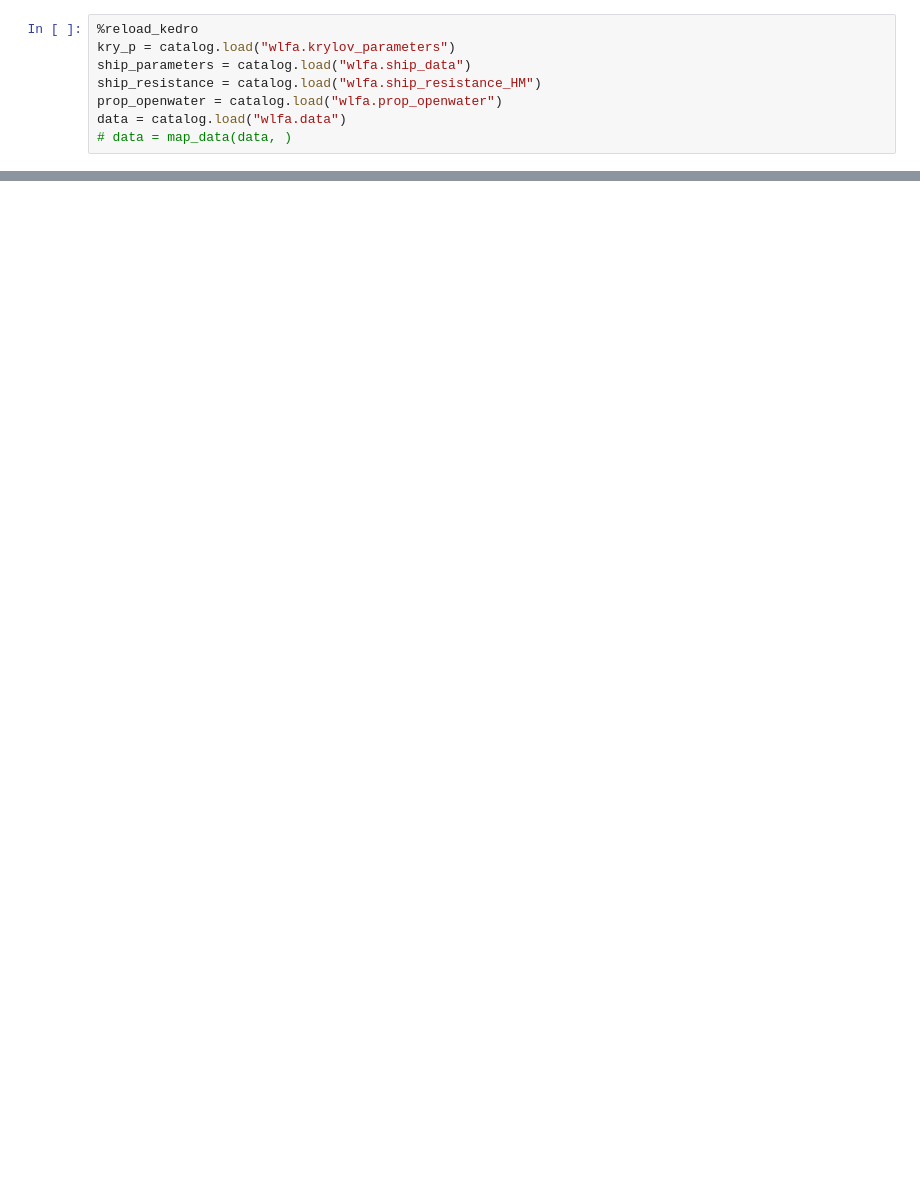
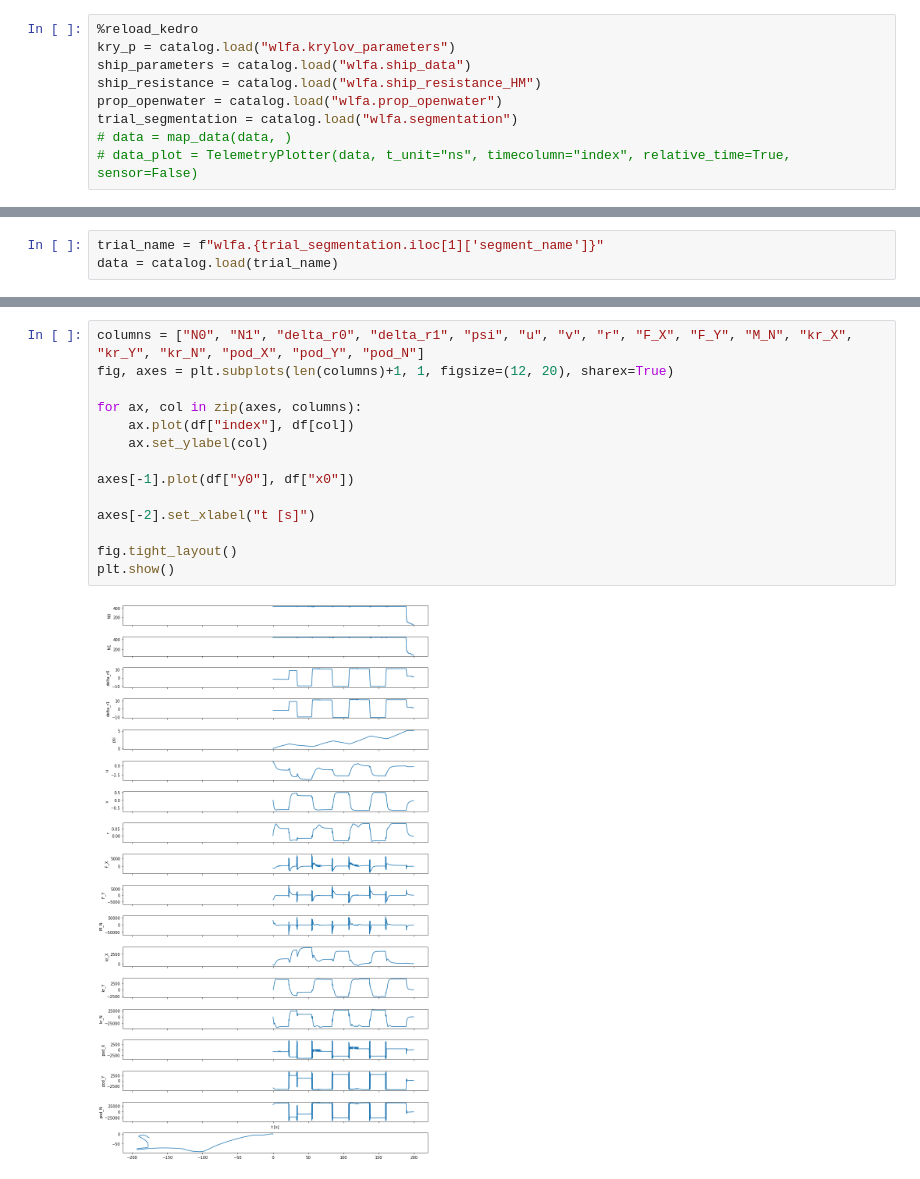
Before and after one commit to jellepaulsen/System-identification-of-Vessel-Manoeuvring-Models, a Jupyter notebook: notebooks/J_10.01_simulate.ipynb, the cells around one changed output, grey strips where cells are left out. Drawn from its saved outputs; the diff is of its cells as text; blank space fills up the shorter version.

```diff
--- a/notebooks/J_10.01_simulate.ipynb
+++ b/notebooks/J_10.01_simulate.ipynb
@@ -30,6 +32,7 @@ kry_p = catalog.load("wlfa.krylov_parameters")
 ship_parameters = catalog.load("wlfa.ship_data")
 ship_resistance = catalog.load("wlfa.ship_resistance_HM")
 prop_openwater = catalog.load("wlfa.prop_openwater")
-data = catalog.load("wlfa.data")
+trial_segmentation = catalog.load("wlfa.segmentation")
 # data = map_data(data, )
+# data_plot = TelemetryPlotter(data, t_unit="ns", timecolumn="index", relative_time=True, sensor=False)
 # %% [output]
@@ -46,0 +52,3 @@ No files found in ['/home/sim/Documents/git_repos/SI_VMM/System-identification-o
+# %%
+trial_name = f"wlfa.{trial_segmentation.iloc[1]['segment_name']}"
+data = catalog.load(trial_name)
@@ -80,0 +154,16 @@ kf.simulate(x0_)
+# %%
+columns = ["N0", "N1", "delta_r0", "delta_r1", "psi", "u", "v", "r", "F_X", "F_Y", "M_N", "kr_X", "kr_Y", "kr_N", "pod_X", "pod_Y", "pod_N"]
+fig, axes = plt.subplots(len(columns)+1, 1, figsize=(12, 20), sharex=True)
+
+for ax, col in zip(axes, columns):
+    ax.plot(df["index"], df[col])
+    ax.set_ylabel(col)
+
+axes[-1].plot(df["y0"], df["x0"])
+
+axes[-2].set_xlabel("t [s]")
+
+fig.tight_layout()
+plt.show()
+# %% [output]
+[figure, added]
```
Also changed, not shown: parts of 9 cells of this notebook, 3 other files.
